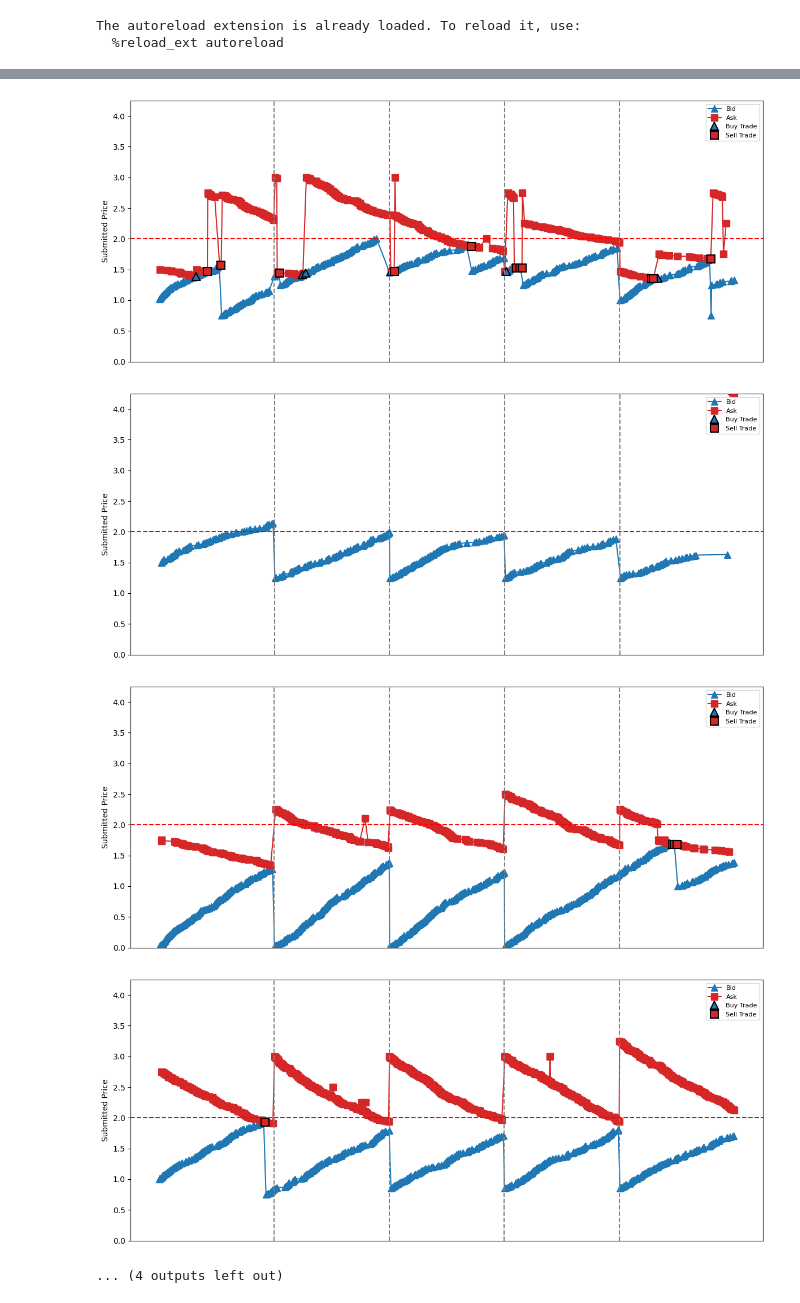
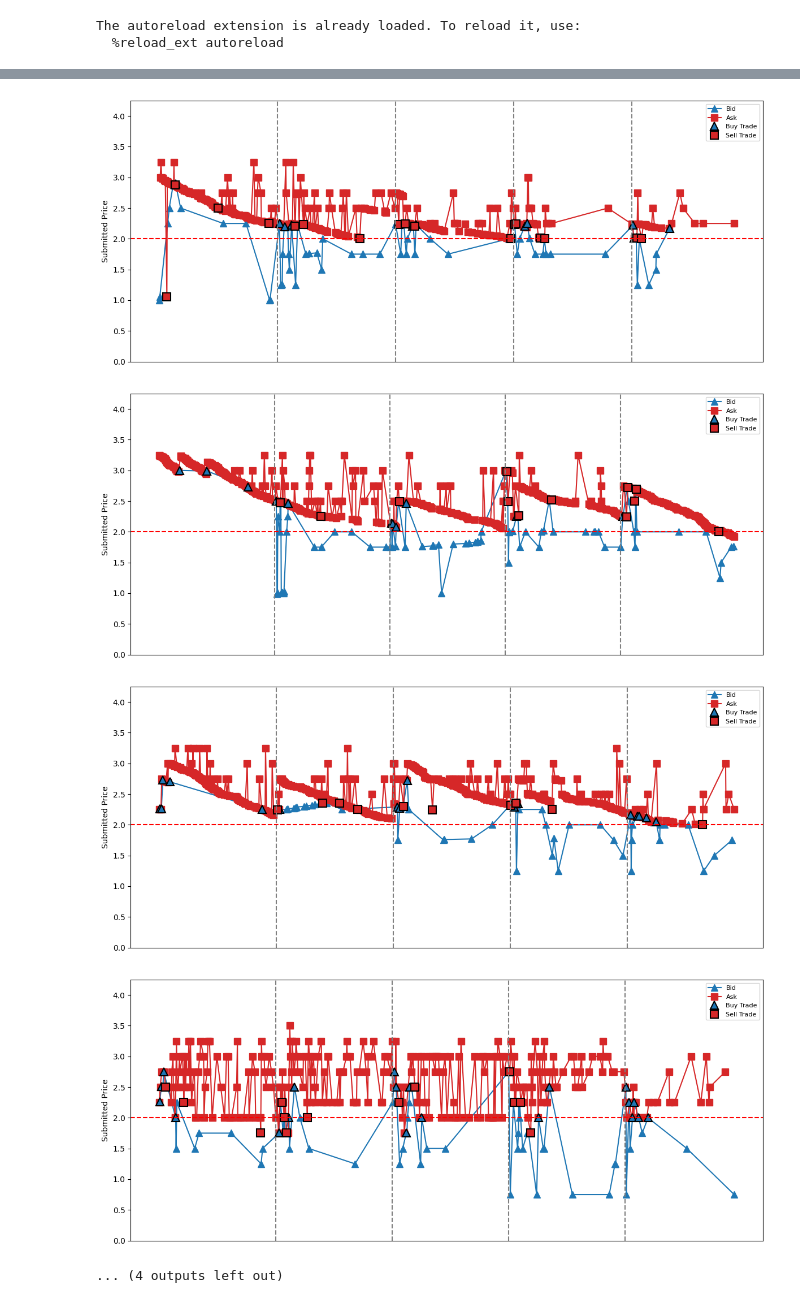
Before and after one commit to jswistak/competitive-market-simulation, a Jupyter notebook: notebooks/results_analysis_single_clean.ipynb, the cells around one changed output, grey strips where cells are left out. Saved outputs shown, nothing was run; the diff lists cells and outputs as text; code cells hidden in the pictures.

```diff
--- a/notebooks/results_analysis_single_clean.ipynb
+++ b/notebooks/results_analysis_single_clean.ipynb
@@ -14,9 +14,9 @@ from results_analysis_utils_clean import run_full_analysis
 ####################################################################################
 # Manually adjust the experiment_id to specify which experiment data to load
 
-# experiment_id = r"final\smith1_openai_small_combined"
+experiment_id = r"final\results_configs_final\smith1_openai_small_combined"
 # experiment_id = r"final\results_configs_final\smith1_gemini_large.yaml_combined"
-experiment_id = r"final\results_configs_final\smith1_openai_large.yaml_combined"
+# experiment_id = r"final\results_configs_final\smith1_openai_large.yaml_combined"
 
 ####################################################################################
 
@@ -69,5 +69,5 @@ round
-[figure, old version]
+[figure, new version]
-[figure, old version]
+[figure, new version]
-[figure, old version]
+[figure, new version]
-[figure, old version]
+[figure, new version]
 ... (4 outputs left out)
```
Also changed, not shown: parts of 1 cell of this notebook.
